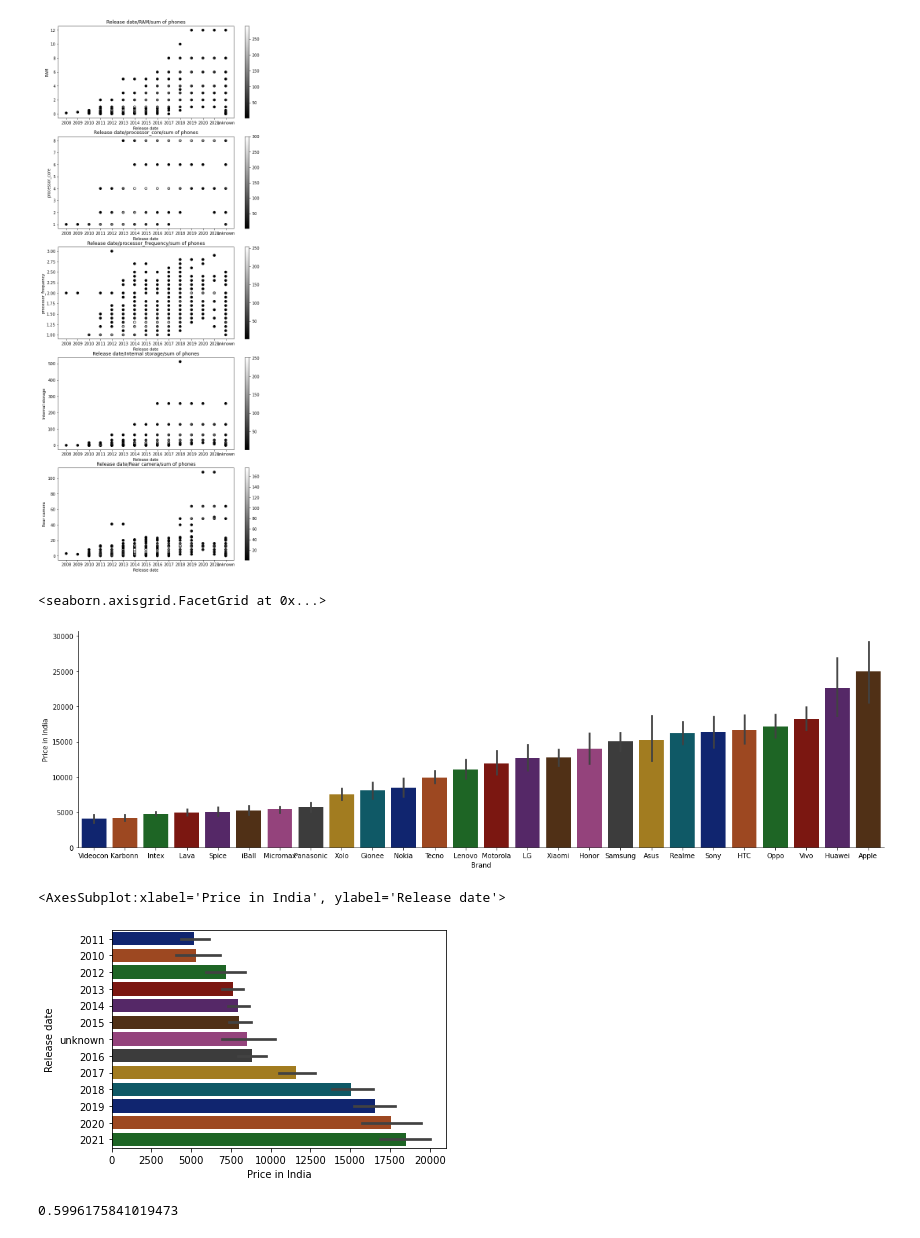
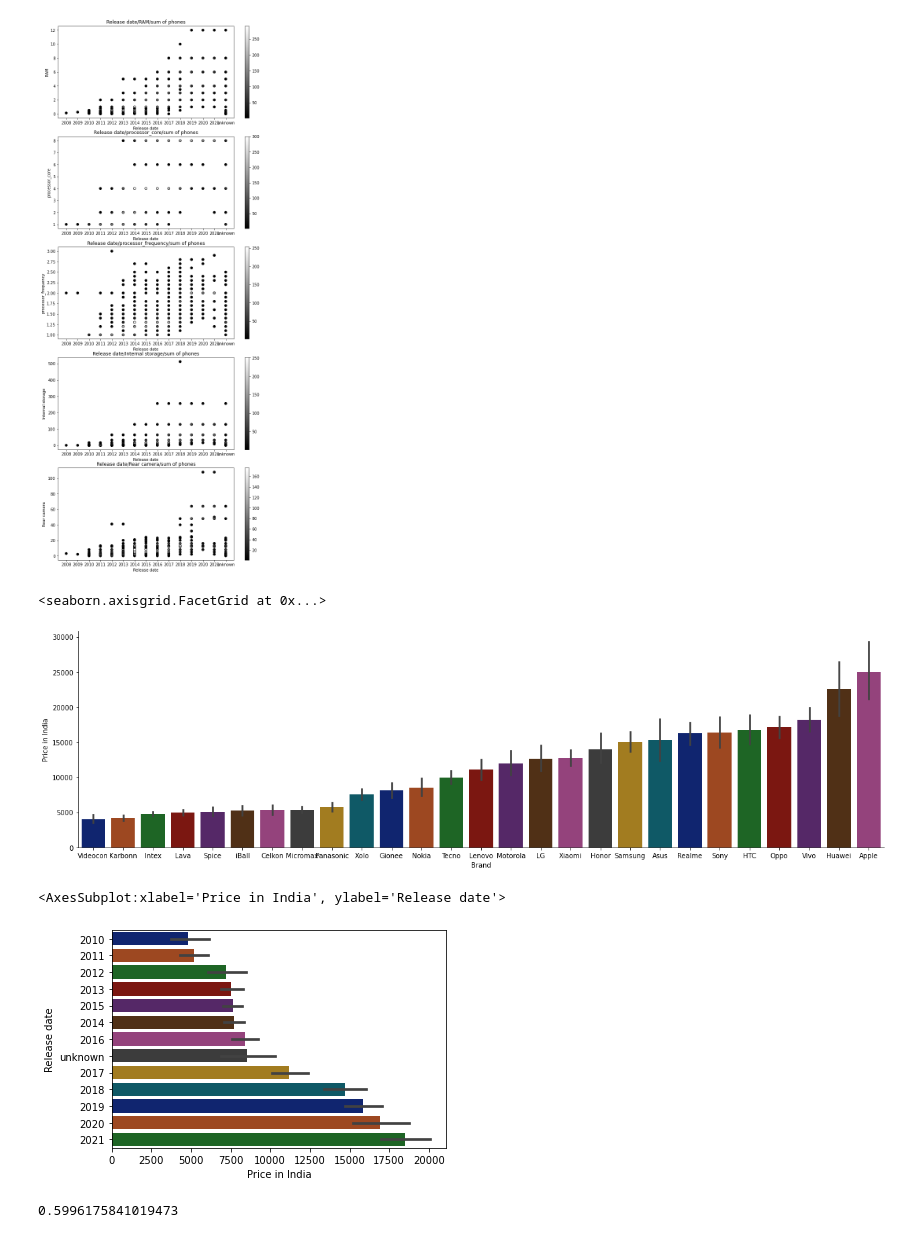
Before and after one commit to Chenyakov3/DataScienceProject, a Jupyter notebook: project_last.ipynb, the cells around one changed output. Drawn from its saved outputs; the diff is of its cells as text; code cells hidden in the pictures.

```diff
--- a/project_last.ipynb
+++ b/project_last.ipynb
@@ -315,5 +294,5 @@ for i,j in enumerate(hardware):
 # %%
-x=df["Brand"].value_counts().nlargest(n=20)
+#Checking the connection between price and rating
 sns.boxplot(df['rating'][df['rating']>3],df['Price in India'],whis=4)
 # %% [output]
 <AxesSubplot:xlabel='rating', ylabel='Price in India'>
@@ -370,19 +316,21 @@ for i,j in enumerate(k):
 # %%
+#distribution of average price of phones by brands
 df12=pd.DataFrame()
-largest_brands=df["Brand"].value_counts().nlargest(n=26).index
+largest_brands=df["Brand"].value_counts().nlargest(n=27).index
 for i in largest_brands:
     df12=df12.append(df[df["Brand"]==i],ignore_index = True)
 order = df12.groupby(["Brand"])["Price in India"].mean().sort_values().index
 sns.catplot(data=df12, kind="bar",x=df12["Brand"], y=df12["Price in India"], palette="dark", height=5,aspect=3.5,order=order)
 # %% [output]
 <seaborn.axisgrid.FacetGrid at 0x...>
-[figure, old version]
+[figure, new version]
 # %%
+#distribution of average price of phones by years
 order = df12.groupby(['Release date'])["Price in India"].mean().sort_values().index
 sns.barplot(data=df12,x='Price in India',y=df12['Release date'].sort_values(), palette="dark",order=order)
 # %% [output]
 <AxesSubplot:xlabel='Price in India', ylabel='Release date'>
-[figure, old version]
+[figure, new version]
 # %%
 df_linear=df.drop(['rating','url'],axis=1)
 # %%
```
Also changed, not shown: parts of 57 cells of this notebook.
